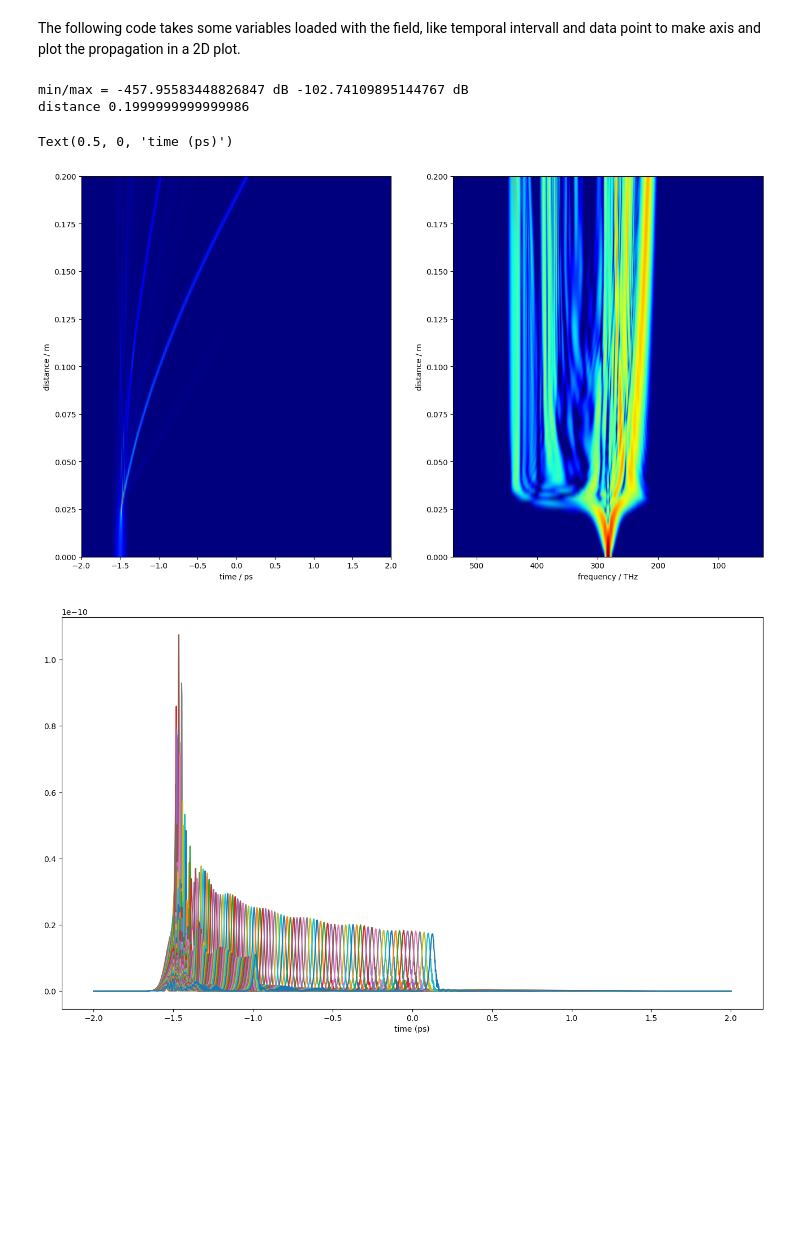
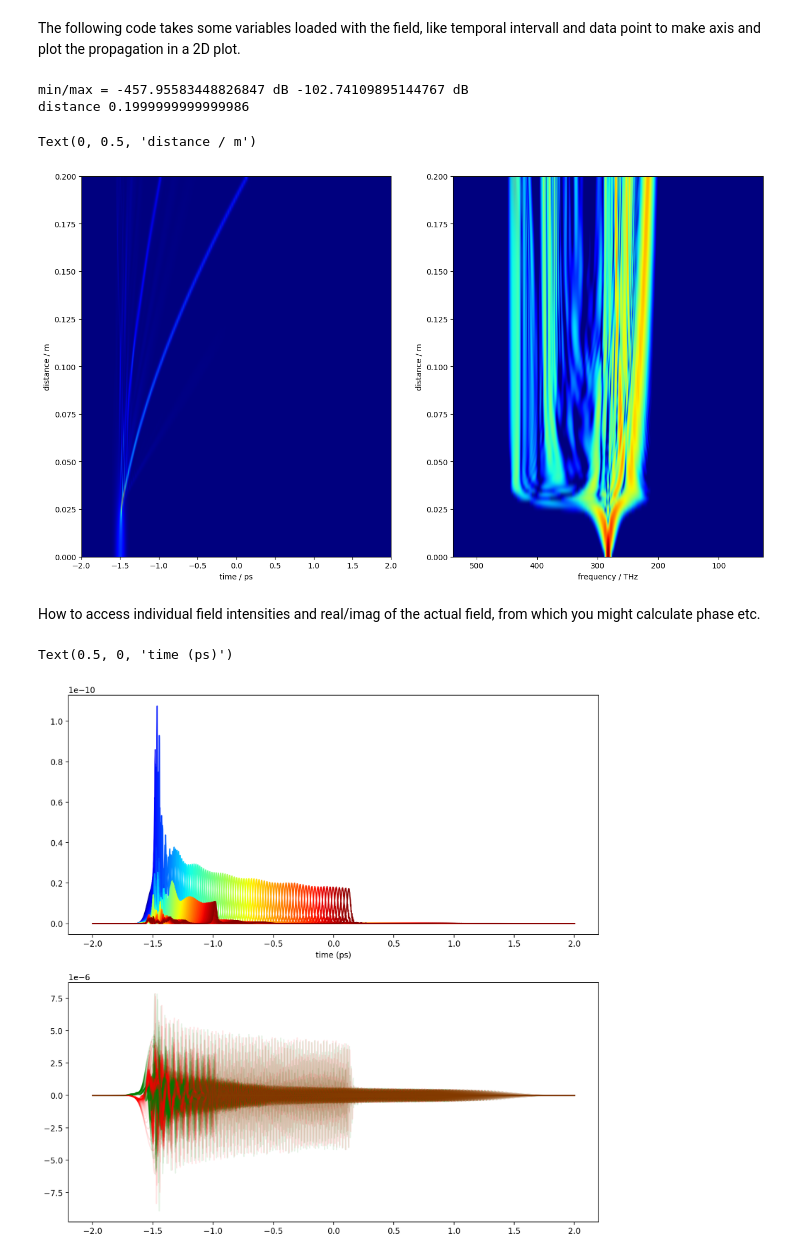
Before and after one commit to TomFD/fiberdesk-pytools, a Jupyter notebook: read new propagation files - bpfx.ipynb, the cells around one changed output. Cells and saved outputs as stored; diff of their text form; code cells hidden in the pictures; blank space fills up the shorter version.

```diff
--- a/read new propagation files - bpfx.ipynb
+++ b/read new propagation files - bpfx.ipynb
@@ -75,8 +75,8 @@ for i in range(fd.frames):
 # %% [markdown]
 We plot the energy of the field and its sepctrum as an example how to work with the fields. It should be the same of course.
 # %%
-field = np.real(np.conj(data_time)*data_time)
-energy = np.sum(field,axis=1)   # energy at each position
+field_intensity = np.real(np.conj(data_time)*data_time)
+energy = np.sum(field_intensity,axis=1)   # energy at each position
 energy_s = np.sum(np.real(np.conj(data_spec)*data_spec),axis=1) # energy at each position, will be the same as energy
 
 fig0 = plt.figure()
@@ -116,8 +116,8 @@ spec = secure_log10_intensity(data_spec)
 spec_min=np.min(spec)
 spec_max=np.max(spec)
 print('min/max =',spec_min,'dB',spec_max,'dB')
-field_min = np.min(field)
-field_max = np.max(field)
+field_min = np.min(field_intensity)
+field_max = np.max(field_intensity)
 
 # extend of range in logarithmic spectral plot
 db_range = 30.0 # dB
@@ -133,7 +133,7 @@ if (fd.distance == 0.0):
     fd.distance = data_time.shape[0]
     dist_label = 'roundtrip'
 # draw the field
-ax2.imshow(field,aspect='auto',interpolation='bicubic',cmap='jet',origin='lower',vmin=field_min,vmax=field_min+(field_max-field_min)*lin_range,extent=[t_min,t_max,0,fd.distance])
+ax2.imshow(field_intensity,aspect='auto',interpolation='bicubic',cmap='jet',origin='lower',vmin=field_min,vmax=field_min+(field_max-field_min)*lin_range,extent=[t_min,t_max,0,fd.distance])
 
 ax2.set_xlabel('time / ps')
 ax2.set_ylabel(dist_label)
@@ -143,18 +143,27 @@ bx2.imshow(spec,aspect='auto',interpolation='bicubic',cmap='jet',vmin=spec_max-d
 
 bx2.set_xlabel('frequency / THz')
 bx2.set_ylabel(dist_label)
-
-# draw the first and last field
-fig2 = plt.figure(figsize=(16, 9), dpi=100)
-cx = fig2.add_subplot(111)
-
-x = np.linspace(t_min, t_max, fd.datapoints)
-for i in range(fd.frames):
-    cx.plot(x, field[i])
-cx.set_xlabel('time (ps)')
 # %% [output]
 min/max = -457.95583448826847 dB -102.74109895144767 dB
 distance 0.1999999999999986
-Text(0.5, 0, 'time (ps)')
+Text(0, 0.5, 'distance / m')
 [figure]
-[figure, removed]
+# %% [markdown]
+How to access individual field intensities and real/imag of the actual field, from which you might calculate phase etc.
+# %%
+# draw the first and last field
+fig2 = plt.figure(figsize=(12, 12), dpi=200)
+cx = fig2.add_subplot(211)
+dx = fig2.add_subplot(212)
+
+x = np.linspace(t_min, t_max, fd.datapoints)
+
+cmap = matplotlib.colormaps.get_cmap('jet')
+for i in range(fd.frames):
+    cx.plot(x, field_intensity[i], color=cmap(i/fd.frames))
+    dx.plot(x, np.real(data_time[i]), color='green', alpha=0.1)
+    dx.plot(x, np.imag(data_time[i]), color='red', alpha=0.1)
+cx.set_xlabel('time (ps)')
+# %% [output]
+Text(0.5, 0, 'time (ps)')
+[figure, added]
```
Also changed, not shown: 1 other file.
